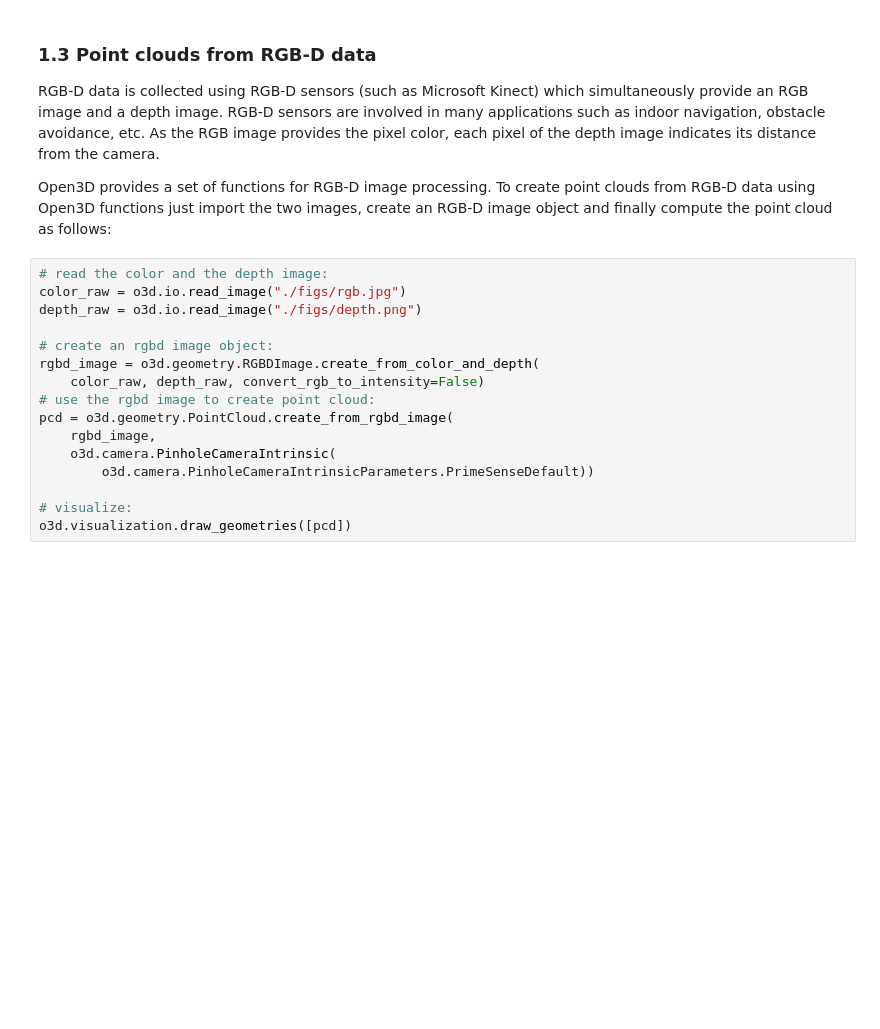
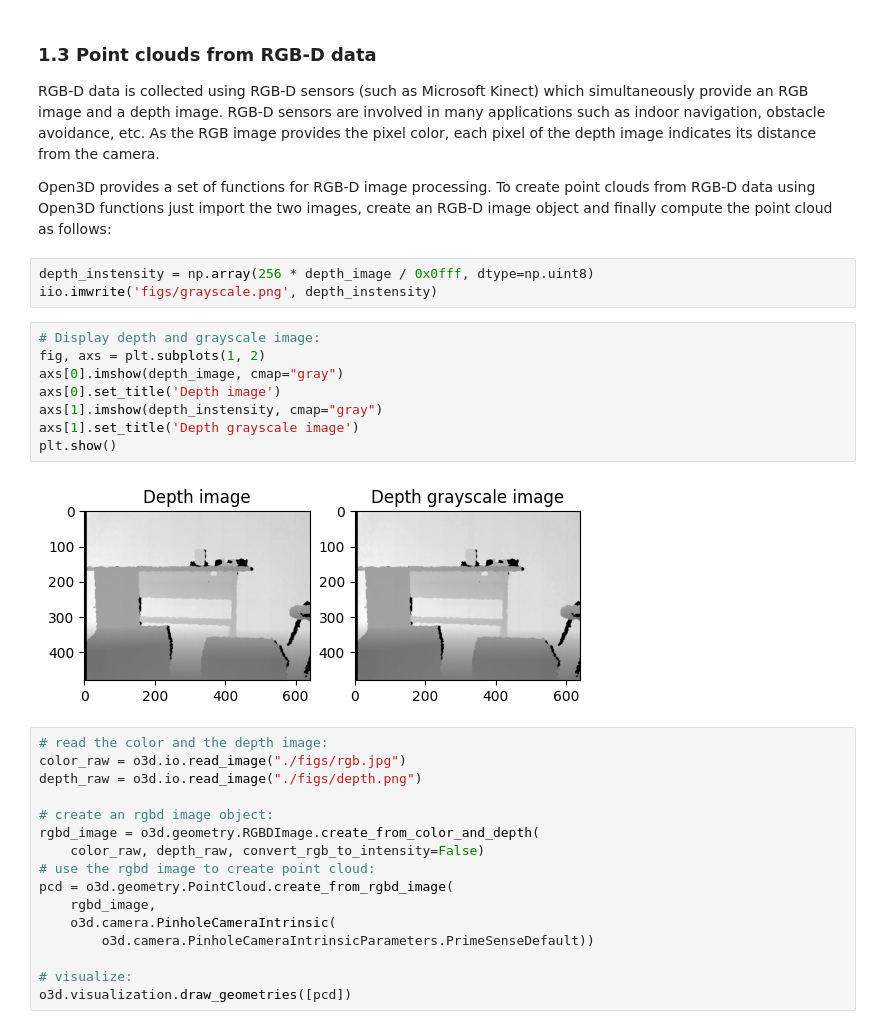
Before and after one commit to cshbli/ML-CV-AI, a Jupyter notebook: 3D/point_cloud_processing.ipynb, the cells around one changed output. Saved outputs shown, nothing was run; the diff lists cells and outputs as text; blank space fills up the shorter version.

```diff
--- a/3D/point_cloud_processing.ipynb
+++ b/3D/point_cloud_processing.ipynb
@@ -84,6 +84,19 @@ True
 RGB-D data is collected using RGB-D sensors (such as Microsoft Kinect) which simultaneously provide an RGB image and a depth image. RGB-D sensors are involved in many applications such as indoor navigation, obstacle avoidance, etc. As the RGB image provides the pixel color, each pixel of the depth image indicates its distance from the camera.
 
 Open3D provides a set of functions for RGB-D image processing. To create point clouds from RGB-D data using Open3D functions just import the two images, create an RGB-D image object and finally compute the point cloud as follows:
+# %%
+depth_instensity = np.array(256 * depth_image / 0x0fff, dtype=np.uint8)
+iio.imwrite('figs/grayscale.png', depth_instensity)
+# %%
+# Display depth and grayscale image:
+fig, axs = plt.subplots(1, 2)
+axs[0].imshow(depth_image, cmap="gray")
+axs[0].set_title('Depth image')
+axs[1].imshow(depth_instensity, cmap="gray")
+axs[1].set_title('Depth grayscale image')
+plt.show()
+# %% [output]
+[figure, added]
 # %%
 # read the color and the depth image:
 color_raw = o3d.io.read_image("./figs/rgb.jpg")
```
Also changed, not shown: parts of 1 cell of this notebook, 8 other files.
